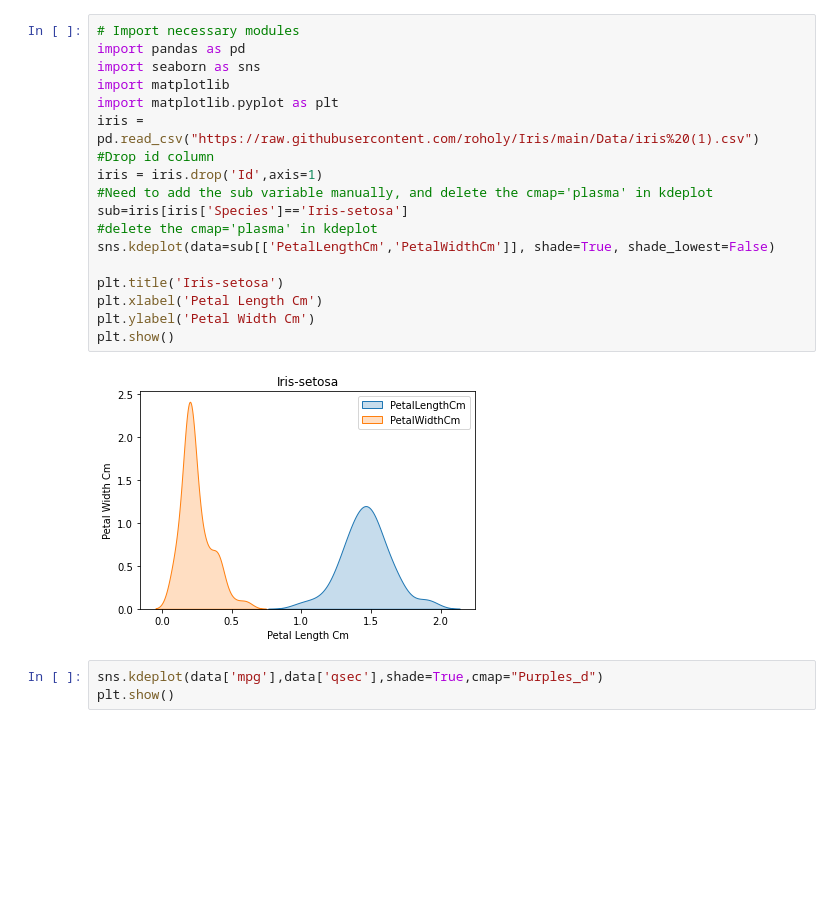
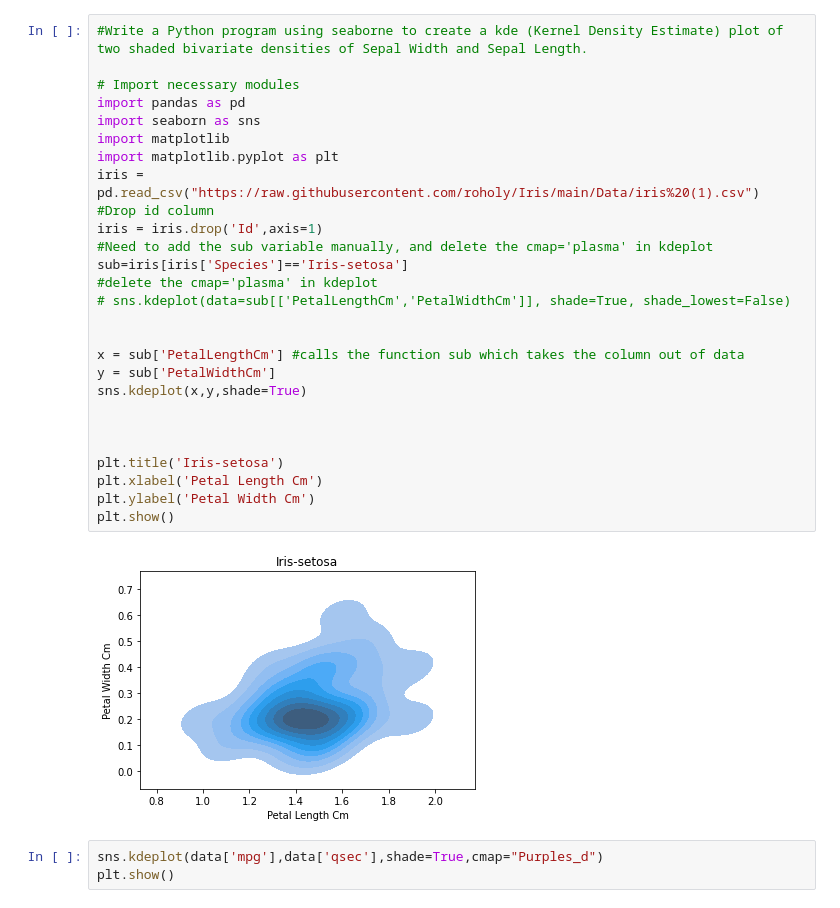
Before and after one commit to roholy/Iris, a Jupyter notebook: Visualization/16-KDE-bivariateDensities.ipynb, the cells around one changed output. Drawn from its saved outputs; the diff is of its cells as text; blank space fills up the shorter version.

```diff
--- a/Visualization/16-KDE-bivariateDensities.ipynb
+++ b/Visualization/16-KDE-bivariateDensities.ipynb
@@ -1,23 +1,32 @@
 # %%
+#Write a Python program using seaborne to create a kde (Kernel Density Estimate) plot of two shaded bivariate densities of Sepal Width and Sepal Length.
+
 # Import necessary modules
 import pandas as pd
 import seaborn as sns
 import matplotlib
 import matplotlib.pyplot as plt
 iris = pd.read_csv("https://raw.githubusercontent.com/roholy/Iris/main/Data/iris%20(1).csv")
 #Drop id column
 iris = iris.drop('Id',axis=1)
 #Need to add the sub variable manually, and delete the cmap='plasma' in kdeplot
 sub=iris[iris['Species']=='Iris-setosa']
 #delete the cmap='plasma' in kdeplot
-sns.kdeplot(data=sub[['PetalLengthCm','PetalWidthCm']], shade=True, shade_lowest=False)
+# sns.kdeplot(data=sub[['PetalLengthCm','PetalWidthCm']], shade=True, shade_lowest=False)
+
+
+x = sub['PetalLengthCm'] #calls the function sub which takes the column out of data
+y = sub['PetalWidthCm']
+sns.kdeplot(x,y,shade=True)
+
+
 
 plt.title('Iris-setosa')
 plt.xlabel('Petal Length Cm')
 plt.ylabel('Petal Width Cm')
 plt.show()
 # %% [output]
-[figure, old version]
+[figure, new version]
 # %%
 sns.kdeplot(data['mpg'],data['qsec'],shade=True,cmap="Purples_d")
 plt.show()
```
Also changed, not shown: 4 other files.
